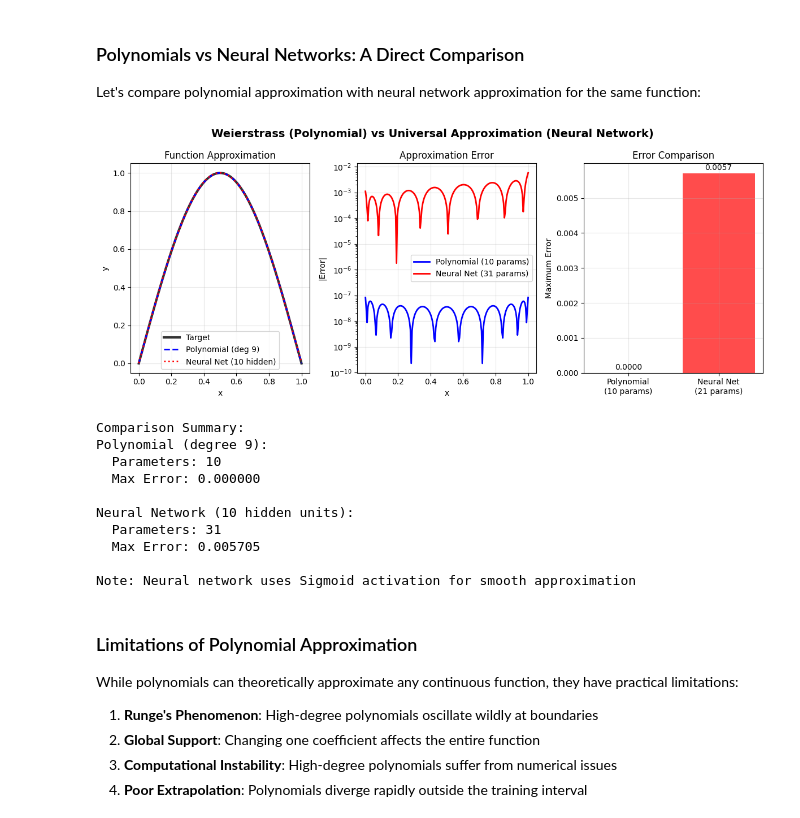
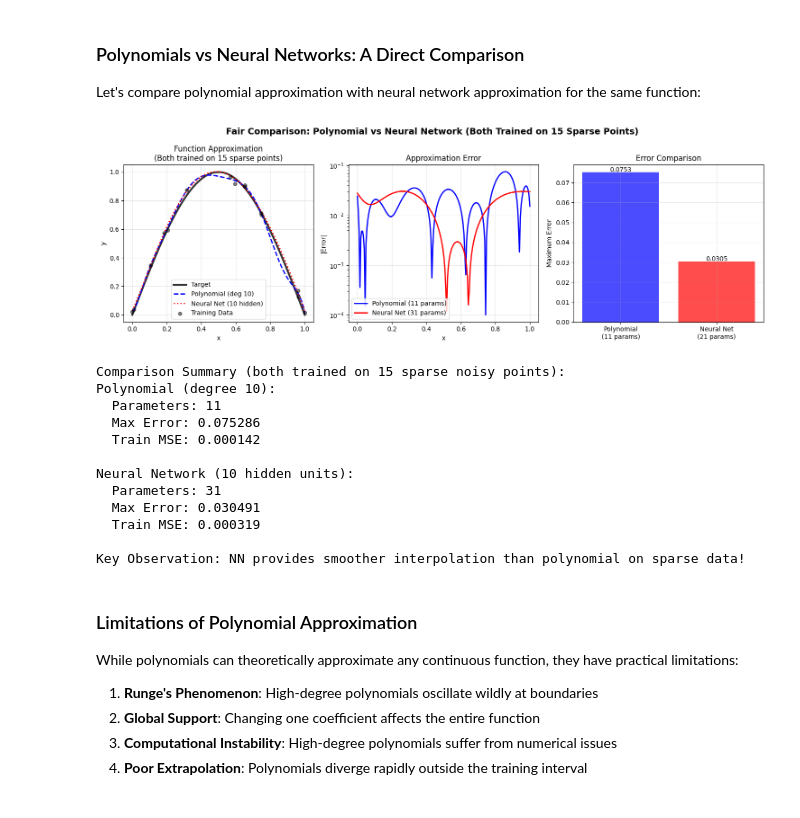
Before and after one commit to youngdie07/sciml, a Jupyter notebook: docs/00-mlp/mlp.ipynb, the cells around one changed output. Saved outputs shown, nothing was run; the diff lists cells and outputs as text; code cells hidden in the pictures.

Commit message:
MLP polynomial

```diff
--- a/docs/00-mlp/mlp.ipynb
+++ b/docs/00-mlp/mlp.ipynb
@@ -98,7 +98,7 @@ Let's first try the classical approach - polynomial fitting. We'll see why high-
 from numpy.polynomial import Polynomial
 
 # Try different polynomial degrees
-degrees = [5, 10, 14]  # n_train - 1 = 14 is the maximum meaningful degree
+degrees = [3, 5, 10]  # n_train - 1 = 14 is the maximum meaningful degree
 poly_models = {}
 errors = {}
 
@@ -284,15 +284,16 @@ def bernstein_polynomial(f, n, x):
     return result
 
 # Test convergence
-x_test_bern = np.linspace(0, 1, 1000)
-y_true_bern = target_func(x_test_bern)
+#x_test_bern = np.linspace(0, 1, 1000)
+#y_true_bern = target_func(x_test_bern)
+
 
 degrees = [5, 10, 20, 50, 100, 200]
 errors = []
 
 for n in degrees:
-    y_approx = bernstein_polynomial(target_func, n, x_test_bern)
-    max_error = np.max(np.abs(y_true_bern - y_approx))
+    y_approx = bernstein_polynomial(target_func, n, x_train)
+    max_error = np.max(np.abs(y_train - y_approx))
     errors.append(max_error)
 
 # Theoretical rate: O(1/sqrt(n))
@@ -589,7 +579,6 @@ Bernstein Polynomials:
 
 Let's compare polynomial approximation with neural network approximation for the same function:
 # %%
-
 import torch
 import torch.nn as nn
 import torch.optim as optim
@@ -607,11 +596,11 @@ class SimpleNN(nn.Module):
     def forward(self, x):
         return self.net(x)
 
-# Train neural network
-def train_nn(hidden_size=20, epochs=5000):
-    x_train = torch.linspace(0, 1, 200).reshape(-1, 1)
-    y_train = torch.tensor([target_func(x.item()) for x in x_train],
-                           dtype=torch.float32).reshape(-1, 1)
+# Train neural network on the SAME sparse data as polynomial
+def train_nn(x_train_data, y_train_data, hidden_size=20, epochs=5000):
+    # Convert numpy arrays to torch tensors
+    x_train_torch = torch.tensor(x_train_data.reshape(-1, 1), dtype=torch.float32)
+    y_train_torch = torch.tensor(y_train_data.reshape(-1, 1), dtype=torch.float32)
 
     model = SimpleNN(hidden_size)
     optimizer = optim.Adam(model.parameters(), lr=0.1)
@@ -623,8 +612,8 @@ def train_nn(hidden_size=20, epochs=5000):
 
     for epoch in range(epochs):
         optimizer.zero_grad()
-        y_pred = model(x_train)
-        loss = criterion(y_pred, y_train)
+        y_pred = model(x_train_torch)
+        loss = criterion(y_pred, y_train_torch)
         loss.backward()
         optimizer.step()
 
@@ -640,22 +629,22 @@ def train_nn(hidden_size=20, epochs=5000):
 
     return model
 
-# Compare polynomial vs neural network
-plt.figure(figsize=(12, 5))
+# Compare polynomial vs neural network - both trained on SAME 15 noisy points
+plt.figure(figsize=(15, 5))
 
+# Use the same test grid for evaluation
 x_test = np.linspace(0, 1, 200)
 y_true = target_func(x_test)
 
-# Polynomial approximation
-poly_degree = 9
-poly = Polynomial.fit(np.linspace(0, 1, 100),
-                      target_func(np.linspace(0, 1, 100)), poly_degree)
+# Polynomial approximation on sparse data
+poly_degree = 10
+poly = Polynomial.fit(x_train, y_train, poly_degree)  # Use our 15 sparse points
 y_poly = poly(x_test)
 poly_params = poly_degree + 1
 
-# Neural network approximation
+# Neural network approximation on same sparse data
 nn_hidden = 10
-model = train_nn(nn_hidden, epochs=10000)
+model = train_nn(x_train, y_train, nn_hidden, epochs=10000)  # Use same 15 points
 x_test_torch = torch.tensor(x_test.reshape(-1, 1), dtype=torch.float32)
 with torch.no_grad():
     y_nn = model(x_test_torch).numpy().flatten()
@@ -666,9 +655,10 @@ plt.subplot(1, 3, 1)
 plt.plot(x_test, y_true, 'k-', linewidth=3, label='Target', alpha=0.8)
 plt.plot(x_test, y_poly, 'b--', linewidth=2, label=f'Polynomial (deg {poly_degree})')
 plt.plot(x_test, y_nn, 'r:', linewidth=2, label=f'Neural Net ({nn_hidden} hidden)')
+plt.scatter(x_train, y_train, color='black', s=30, zorder=5, alpha=0.5, label='Training Data')
 plt.xlabel('x')
 plt.ylabel('y')
-plt.title('Function Approximation')
+plt.title('Function Approximation\n(Both trained on 15 sparse points)')
 plt.legend()
 plt.grid(True, alpha=0.3)
 
@@ -681,48 +671,56 @@ plt.xlabel('x')
 plt.ylabel('|Error|')
 plt.title('Approximation Error')
 plt.legend()
 plt.grid(True, alpha=0.3)
 plt.yscale('log')
 
 plt.subplot(1, 3, 3)
 errors_comparison = {
-    'Polynomial\n(10 params)': np.max(np.abs(y_true - y_poly)),
+    'Polynomial\n(11 params)': np.max(np.abs(y_true - y_poly)),
     'Neural Net\n(21 params)': np.max(np.abs(y_true - y_nn))
 }
 bars = plt.bar(errors_comparison.keys(), errors_comparison.values(),
                color=['blue', 'red'], alpha=0.7)
 plt.ylabel('Maximum Error')
 plt.title('Error Comparison')
 for bar, error in zip(bars, errors_comparison.values()):
     plt.text(bar.get_x() + bar.get_width()/2, bar.get_height() + 0.0001,
              f'{error:.4f}', ha='center', fontsize=10)
 plt.grid(True, alpha=0.3, axis='y')
 
-plt.suptitle('Weierstrass (Polynomial) vs Universal Approximation (Neural Network)',
+plt.suptitle('Fair Comparison: Polynomial vs Neural Network (Both Trained on 15 Sparse Points)',
              fontsize=14, fontweight='bold')
 plt.tight_layout()
 plt.show()
 
-print(f"\nComparison Summary:")
+print(f"\nComparison Summary (both trained on {n_train} sparse noisy points):")
 print(f"Polynomial (degree {poly_degree}):")
 print(f"  Parameters: {poly_params}")
 print(f"  Max Error: {np.max(np.abs(y_true - y_poly)):.6f}")
+print(f"  Train MSE: {np.mean((poly(x_train) - y_train)**2):.6f}")
 print(f"\nNeural Network ({nn_hidden} hidden units):")
 print(f"  Parameters: {nn_params}")
 print(f"  Max Error: {np.max(np.abs(y_true - y_nn)):.6f}")
-print(f"\nNote: Neural network uses Sigmoid activation for smooth approximation")
+# Calculate train MSE for NN
+x_train_torch_eval = torch.tensor(x_train.reshape(-1, 1), dtype=torch.float32)
+with torch.no_grad():
+    y_train_pred = model(x_train_torch_eval).numpy().flatten()
+print(f"  Train MSE: {np.mean((y_train_pred - y_train)**2):.6f}")
+print(f"\nKey Observation: NN provides smoother interpolation than polynomial on sparse data!")
 # %% [output]
-[figure, old version]
+[figure, new version]
-Comparison Summary:
-Polynomial (degree 9):
-  Parameters: 10
-  Max Error: 0.000000
+Comparison Summary (both trained on 15 sparse noisy points):
+Polynomial (degree 10):
+  Parameters: 11
+  Max Error: 0.075286
+  Train MSE: 0.000142
 
 Neural Network (10 hidden units):
   Parameters: 31
-  Max Error: 0.005705
+  Max Error: 0.030491
+  Train MSE: 0.000319
 
-Note: Neural network uses Sigmoid activation for smooth approximation
+Key Observation: NN provides smoother interpolation than polynomial on sparse data!
 # %% [markdown]
 ### Limitations of Polynomial Approximation
 
```
Also changed, not shown: parts of 10 cells of this notebook, 3 other files.
